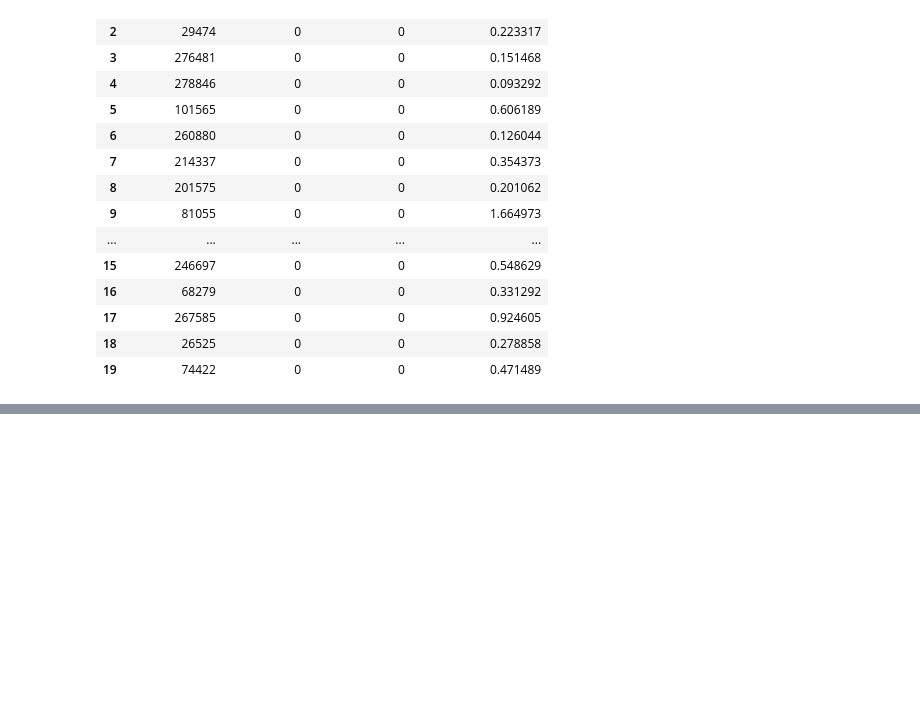
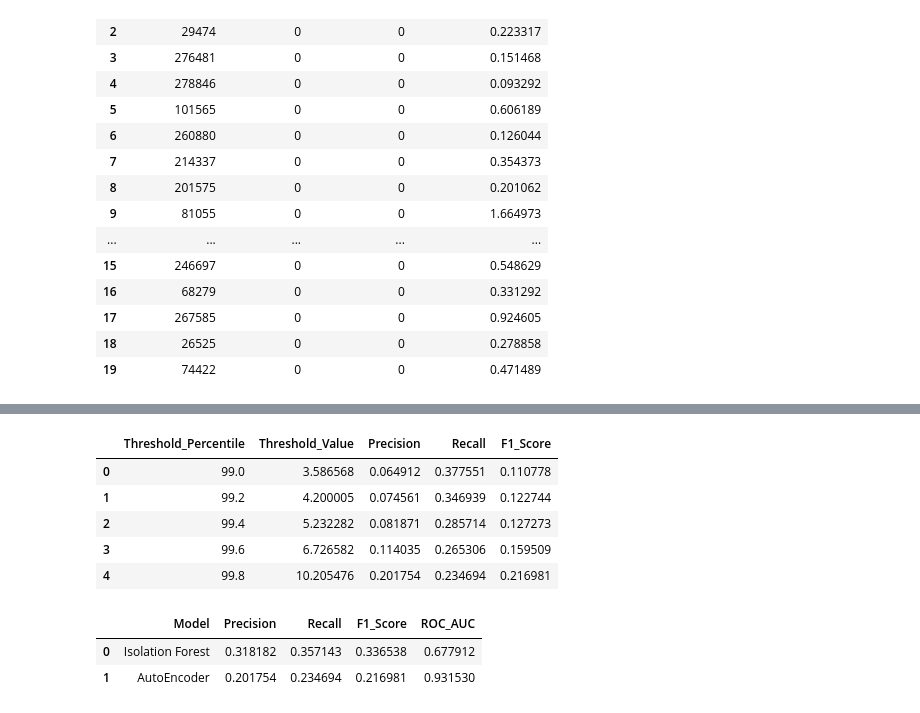
Before and after one commit to shilajahanbin/AI510-Credit-Card-Fraud-Detection, a Jupyter notebook: AI510_Real_Time_Credit_Card_Fraud_Detection.ipynb, the cells around one changed output, grey strips where cells are left out. Cells and saved outputs as stored; diff of their text form; code cells hidden in the pictures; blank space fills up the shorter version.

Commit message:
Update: added threshold tuning & model comparison

```diff
--- a/AI510_Real_Time_Credit_Card_Fraud_Detection.ipynb
+++ b/AI510_Real_Time_Credit_Card_Fraud_Detection.ipynb
@@ -446,3 +446,29 @@ files.download("simulation_results.csv")
 # %% [output]
 [interactive output not drawn]
 [interactive output not drawn]
+# %%
+from sklearn.metrics import precision_score, recall_score, f1_score
+
+threshold_results = []
+
+for percentile in [99.0, 99.2, 99.4, 99.6, 99.8]:
+    current_threshold = np.percentile(mse, percentile)
+    current_pred = np.where(mse > current_threshold, 1, 0)
+
+    threshold_results.append({
+        "Threshold_Percentile": percentile,
+        "Threshold_Value": current_threshold,
+        "Precision": precision_score(y_test, current_pred),
+        "Recall": recall_score(y_test, current_pred),
+        "F1_Score": f1_score(y_test, current_pred)
+    })
+
+threshold_results_df = pd.DataFrame(threshold_results)
+threshold_results_df
+# %% [output]
+|  | Threshold_Percentile | Threshold_Value | Precision | Recall | F1_Score |
+| 0 | 99.0 | 3.586568 | 0.064912 | 0.377551 | 0.110778 |
+| 1 | 99.2 | 4.200005 | 0.074561 | 0.346939 | 0.122744 |
+| 2 | 99.4 | 5.232282 | 0.081871 | 0.285714 | 0.127273 |
+| 3 | 99.6 | 6.726582 | 0.114035 | 0.265306 | 0.159509 |
+| 4 | 99.8 | 10.205476 | 0.201754 | 0.234694 | 0.216981 |
@@ -448,0 +478,28 @@ files.download("simulation_results.csv")
+# %%
+from sklearn.metrics import precision_score, recall_score, f1_score, roc_auc_score
+
+final_comparison = pd.DataFrame({
+    "Model": ["Isolation Forest", "AutoEncoder"],
+    "Precision": [
+        precision_score(y_test, y_pred),
+        precision_score(y_test, ae_pred)
+    ],
+    "Recall": [
+        recall_score(y_test, y_pred),
+        recall_score(y_test, ae_pred)
+    ],
+    "F1_Score": [
+        f1_score(y_test, y_pred),
+        f1_score(y_test, ae_pred)
+    ],
+    "ROC_AUC": [
+        roc_auc_score(y_test, y_pred),
+        roc_auc
+    ]
+})
+
+final_comparison
+# %% [output]
+|  | Model | Precision | Recall | F1_Score | ROC_AUC |
+| 0 | Isolation Forest | 0.318182 | 0.357143 | 0.336538 | 0.677912 |
+| 1 | AutoEncoder | 0.201754 | 0.234694 | 0.216981 | 0.931530 |
```
Also changed, not shown: parts of 1 cell of this notebook.
